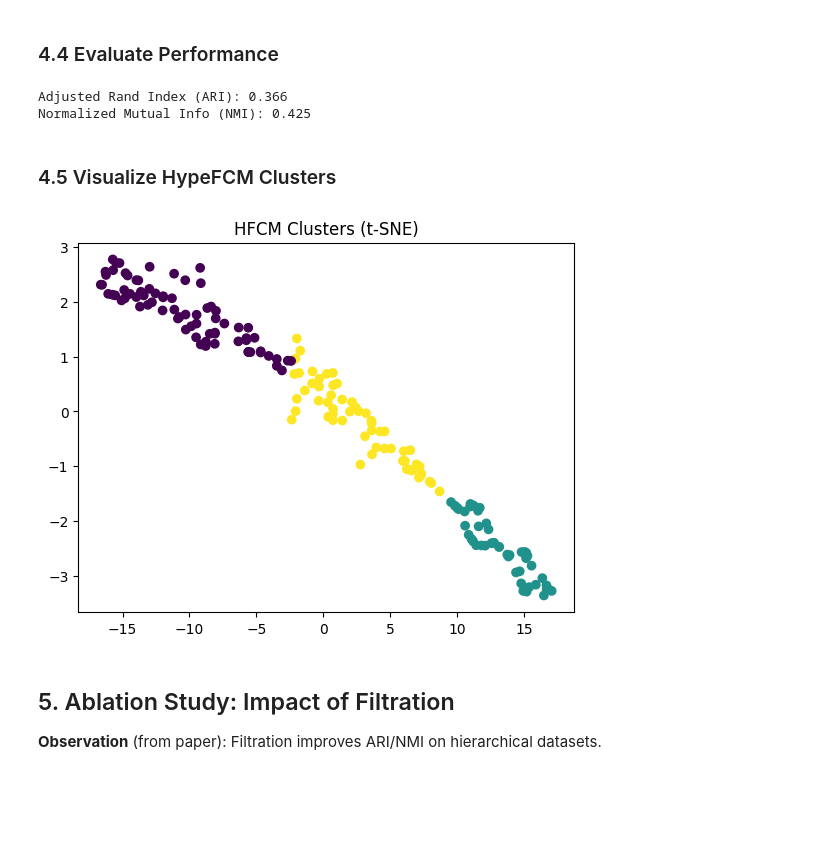
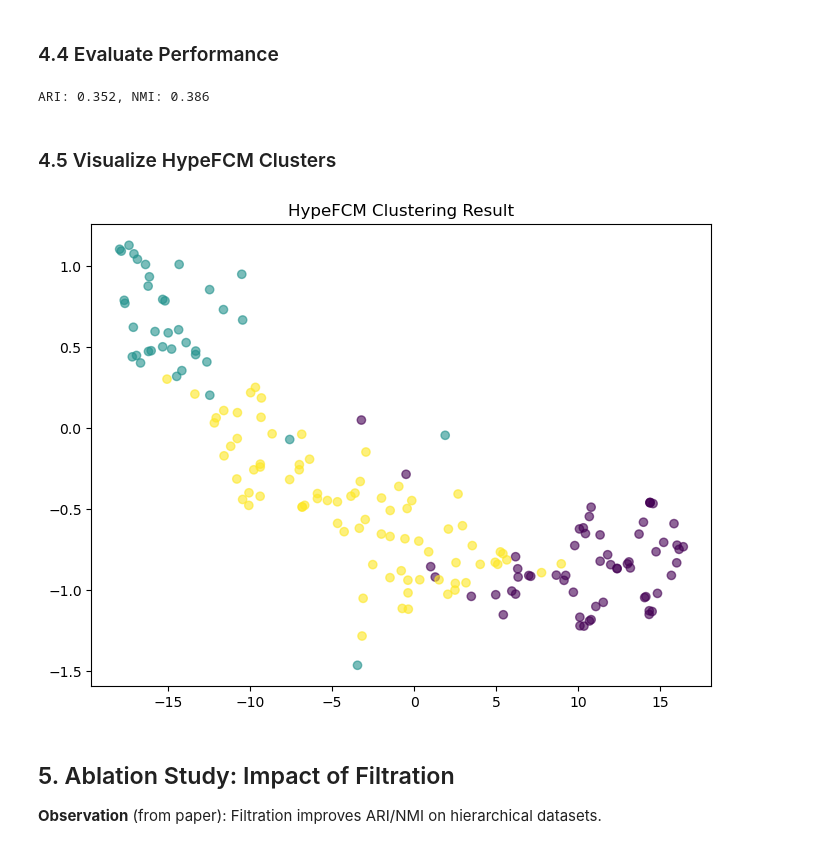
Before and after one commit to Swag-Pseudopy/HypeFCM, a Jupyter notebook: notebook/HypeFCM_notebook.ipynb, the cells around one changed output. Cells and saved outputs as stored; diff of their text form; code cells hidden in the pictures; blank space fills up the shorter version.

```diff
--- a/notebook/HypeFCM_notebook.ipynb
+++ b/notebook/HypeFCM_notebook.ipynb
@@ -163,23 +202,17 @@ model.fit(X)
 pred_labels = model.predict()
 # %% [markdown]
 ### 4.4 Evaluate Performance
-# %%
-ari = adjusted_rand_score(true_labels, pred_labels)
-nmi = normalized_mutual_info_score(true_labels, pred_labels)
-
-print(f"Adjusted Rand Index (ARI): {ari:.3f}")
-print(f"Normalized Mutual Info (NMI): {nmi:.3f}")
-# %% [output]
-Adjusted Rand Index (ARI): 0.366
-Normalized Mutual Info (NMI): 0.425
+# %%
+scores = model.evaluate(true_labels)
+print(f"ARI: {scores['ARI']:.3f}, NMI: {scores['NMI']:.3f}")
+# %% [output]
+ARI: 0.352, NMI: 0.386
 # %% [markdown]
 ### 4.5 Visualize HypeFCM Clusters
-# %%
-plt.scatter(X_vis[:, 0], X_vis[:, 1], c=pred_labels, cmap='viridis')
-plt.title("HypeFCM Clusters (t-SNE)")
-plt.show()
-# %% [output]
-[figure, removed]
+# %%
+model.visualize(X)
+# %% [output]
+[figure, added]
 # %% [markdown]
 ## 5. Ablation Study: Impact of Filtration
 **Observation** (from paper): Filtration improves ARI/NMI on hierarchical datasets.
```
Also changed, not shown: parts of 7 cells of this notebook.
